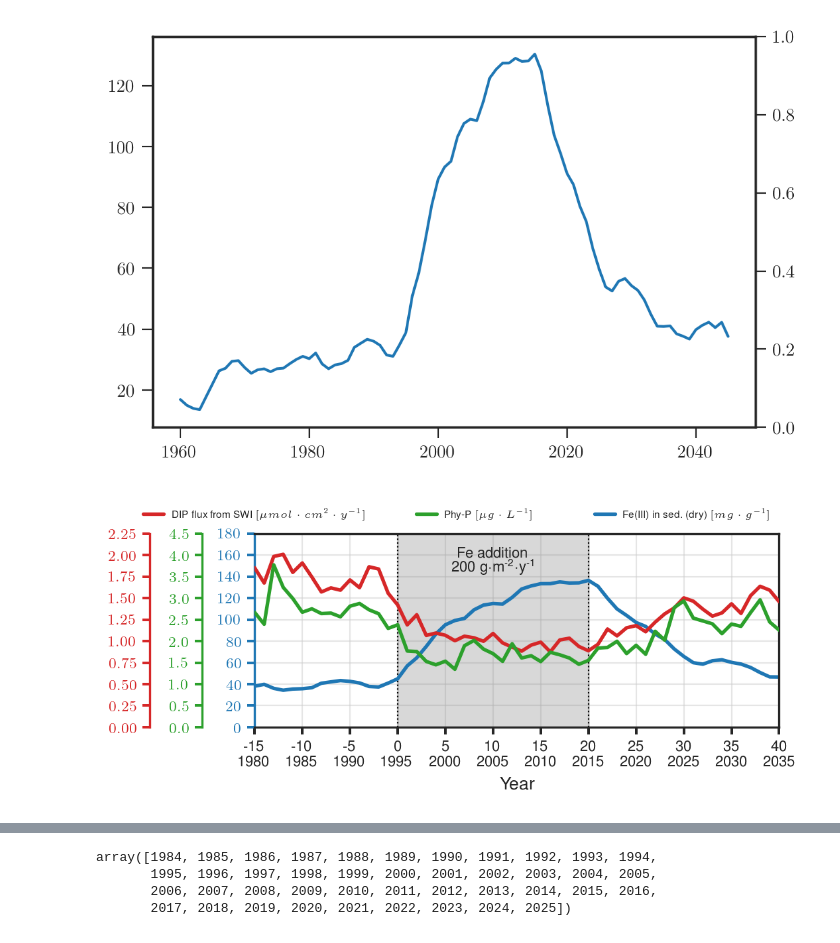
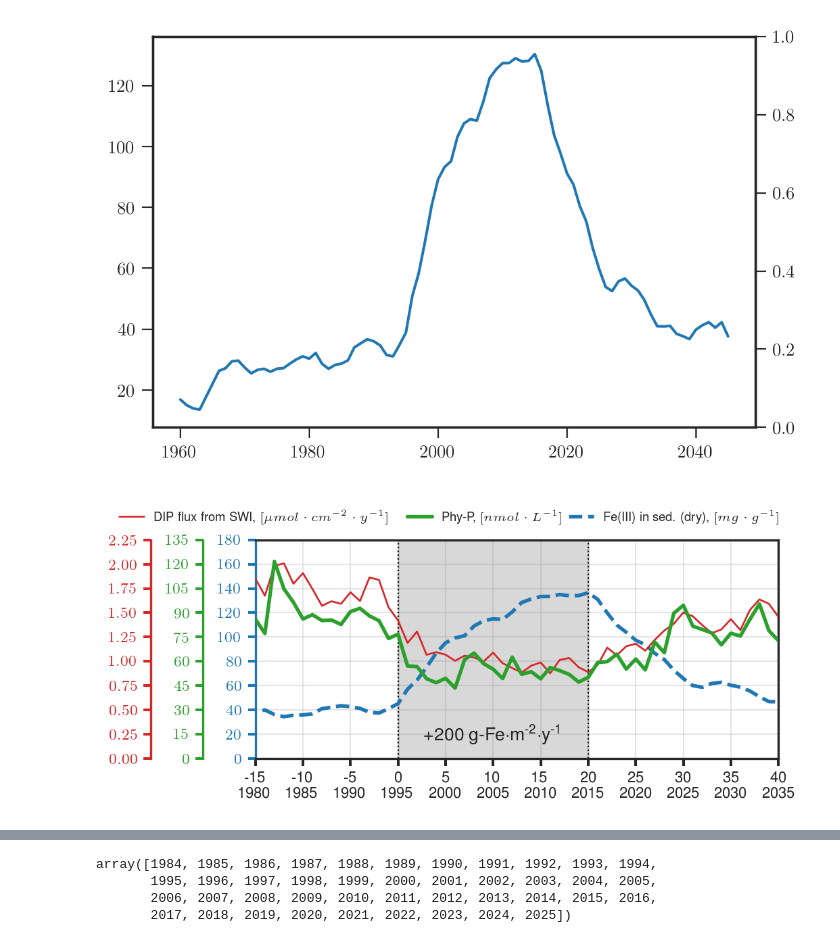
Before and after one commit to biogeochemistry/MyLake_v2_Vansjo, a Jupyter notebook: Postproc_code/Fe scenarios 17m sediments.ipynb, the cells around one changed output, grey strips where cells are left out. Cells and saved outputs as stored; diff of their text form; code cells hidden in the pictures.

```diff
--- a/Postproc_code/Fe scenarios 17m sediments.ipynb
+++ b/Postproc_code/Fe scenarios 17m sediments.ipynb
@@ -215,13 +215,13 @@ make_patch_spines_invisible(par2)
 # Second, show the right spine.
 par2.spines["right"].set_visible(True)
 
-p1, = host.plot(Fe_pd['Year'].unique(), Fe_pd.groupby(['Year']).mean()['Fe(III) sed'] + Fe_pd.groupby(['Year']).mean()['PO4ads'], c=sns.color_palette()[0], label="Fe(III) in sed. (dry) $[mg\cdot g^{-1}]$", lw=2)
-p2, = par1.plot(Fe_pd['Year'].unique(), fx_convert/31000*Fe_pd.groupby(['Year']).mean()['DIP fx'], c=sns.color_palette()[3], label="DIP flux from SWI $[\mu mol \cdot cm^2\cdot y^{-1}]$", lw=2)
-p3, = par2.plot(Fe_pd['Year'].unique(), Fe_pd.groupby(['Year']).mean()['Phy'], c=sns.color_palette()[2], label="Phy-P $[\mu g\cdot L^{-1}]$", lw=2)
+p1, = host.plot(Fe_pd['Year'].unique(), Fe_pd.groupby(['Year']).mean()['Fe(III) sed'] + Fe_pd.groupby(['Year']).mean()['PO4ads'], c=sns.color_palette()[0], label="Fe(III) in sed. (dry), $[mg\cdot g^{-1}]$",ls='--', lw=2)
+p2, = par1.plot(Fe_pd['Year'].unique(), fx_convert/31000*Fe_pd.groupby(['Year']).mean()['DIP fx'], c=sns.color_palette()[3], label="DIP flux from SWI, $[\mu mol \cdot cm^{-2}\cdot y^{-1}]$", lw=1)
+p3, = par2.plot(Fe_pd['Year'].unique(), Fe_pd.groupby(['Year']).mean()['Phy']/31*1000, c=sns.color_palette()[2], label="Phy-P, $[nmol\cdot L^{-1}]$", lw=2)
 
 
 
-host.set_xlabel("Year")
+# host.set_xlabel("Year")
 # host.set_ylabel("Fe(III) sed")
 # par1.set_ylabel("DIP fx")
 # par2.set_ylabel("Phy")
@@ -263,39 +263,39 @@ host.axvspan(1995, 2015, alpha=0.3, color='gray')
 
 # legend1 = pyplot.legend(, ["algo1", "algo2", "algo3"], loc=1)
 shiftx = 0.1
-host.legend([lines[0]], [lines[0].get_label()], loc=(0.54+shiftx,1.05), frameon=0, fontsize='xx-small')
-par1.legend([lines[1]], [lines[1].get_label()], loc=(-0.32+shiftx,1.05), frameon=0, fontsize='xx-small')
-par2.legend([lines[2]], [lines[2].get_label()], loc=(0.2+shiftx,1.05), frameon=0, fontsize='xx-small')
+host.legend([lines[0]], [lines[0].get_label()], loc=(0.49+shiftx,1.05), frameon=0, fontsize='x-small')
+par1.legend([lines[1]], [lines[1].get_label()], loc=(-0.37+shiftx,1.05), frameon=0, fontsize='x-small')
+par2.legend([lines[2]], [lines[2].get_label()], loc=(0.18+shiftx,1.05), frameon=0, fontsize='x-small')
 # par1.add_artist(l2)
 # plt.tight_layout()
-host.text(2005,158, 'Fe addition', fontsize='small', horizontalalignment='center')
-host.text(2005,145, r'200 g$\cdot$m\textsuperscript{-2}$\cdot$y\textsuperscript{-1}', fontsize='small', horizontalalignment='center')
+# host.text(2005,158, 'Fe addition', fontsize='small', horizontalalignment='center')
+host.text(2005,15, r'+200 g-Fe$\cdot$m\textsuperscript{-2}$\cdot$y\textsuperscript{-1}', fontsize='medium', horizontalalignment='center')
 
 
 plt.subplots_adjust(left=0.2, bottom=0.15, right=None, top=None,
                 wspace=None, hspace=None)
 
 # host.margins(x=1, y=1)
 # plt.gcf().subplots_adjust(bottom=0.15)
 # plt.gcf().subplots_adjust(right=0.3)
 
 host.set_xticks(np.linspace(1980,2040,13))
 host.set_xticklabels(['-15\n1980','-10\n1985','-5\n1990','0\n1995','5\n2000','10\n2005','15\n2010','20\n2015','25\n2020','30\n2025', '35\n2030', '40\n2035'], fontsize='small')
 
 # host.set_xlim(1985, 2030)
 plt.tight_layout(pad=2.5)
 
 host.set_xlim(1980, 2035)
 host.set_ylim(0, 180)
 par1.set_ylim(0., 2.25)
-par2.set_ylim(0, 4.5)
+par2.set_ylim(0, 135)
 host.set_yticks(np.linspace(0,180,10))
 par1.set_yticks(np.linspace(0,2.25,10))
-par2.set_yticks(np.linspace(0,4.5,10))
+par2.set_yticks(np.linspace(0,135,10))
 
-# savefig('cc/Fe/Fe_Phy_Pfx_3')
+# savefig('cc/Fe/Fe_Phy_Pfx_4')
 
 
 plt.show()
 # %% [output]
-[figure, old version]
+[figure, new version]
```
Also changed, not shown: parts of 6 cells of this notebook, 11 other files.
